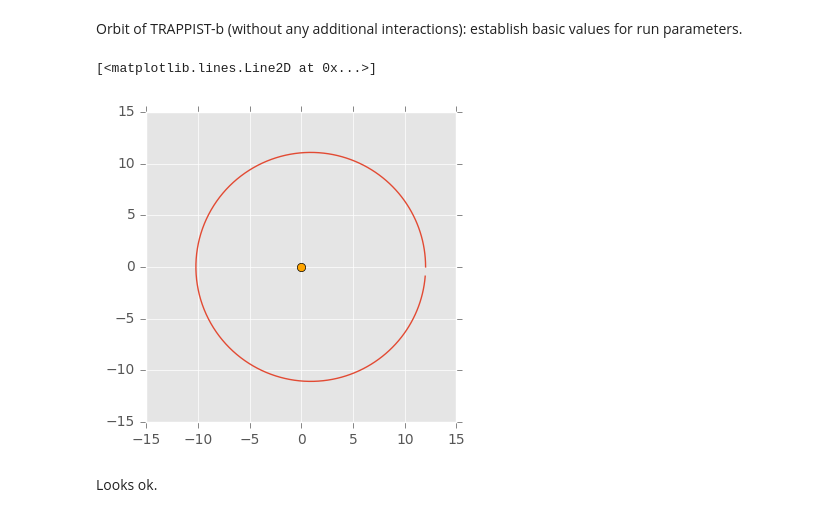
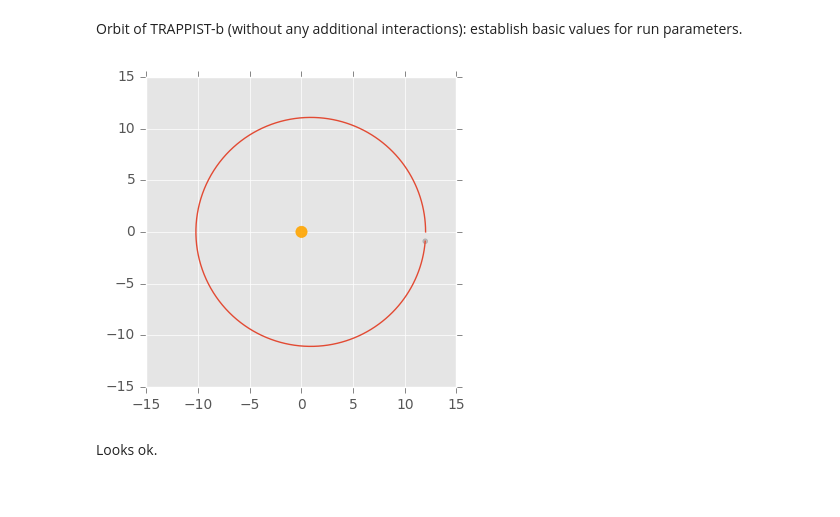
Before and after one commit to Py4Phy/project-trappist-system, a Jupyter notebook: solution/p2_solution.ipynb, the cells around one changed output. Cells and saved outputs as stored; diff of their text form; code cells hidden in the pictures.

```diff
--- a/solution/p2_solution.ipynb
+++ b/solution/p2_solution.ipynb
@@ -145,12 +169,14 @@ r, v = planet_orbit(r0, v0, mass=mass, M_star=M_star, t_max=1.5, dt=0.01)
 # %%
 rx, ry = r.T
 ax = plt.subplot(1,1,1)
 ax.set_aspect(1)
 ax.plot(rx, ry)
-ax.plot([0], [0], 'o', color="orange")
+star_circle = plt.Circle([0, 0], star_radius_localunits, color='orange', alpha=0.9)
+planet_circle = plt.Circle(r[-1], 5 * system_AU.iloc[idx]['radius']*1e3, color='gray', alpha=0.4)
+ax.add_artist(star_circle);
+ax.add_artist(planet_circle);
 # %% [output]
-[<matplotlib.lines.Line2D at 0x...>]
-[figure, old version]
+[figure, new version]
 # %% [markdown]
 Looks ok.
 # %%
```
Also changed, not shown: parts of 74 cells of this notebook.
